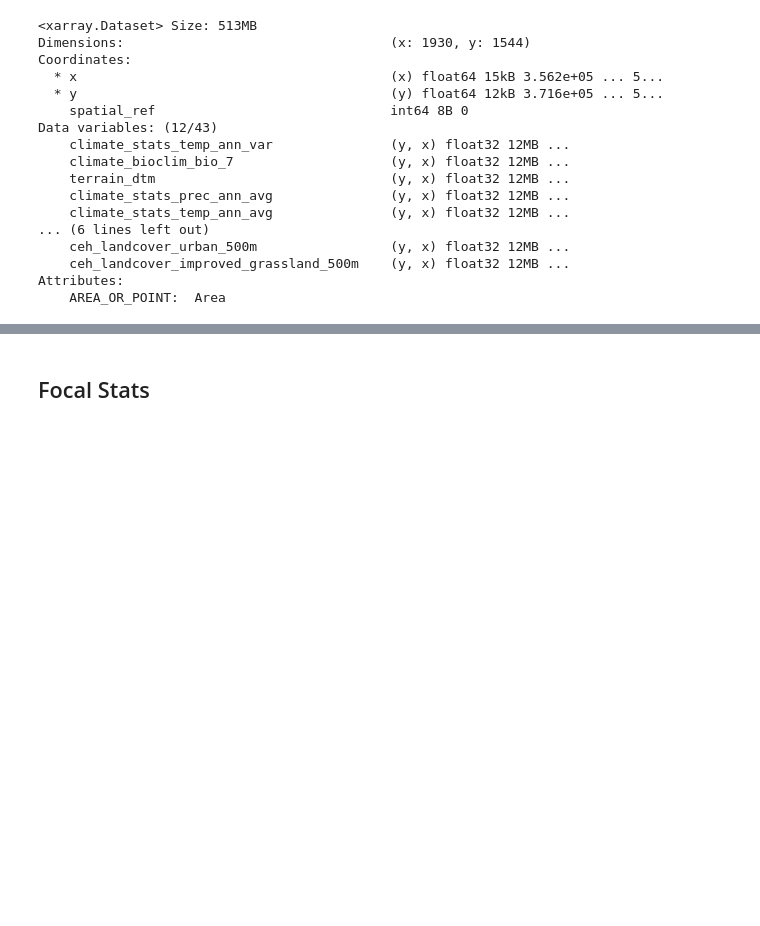
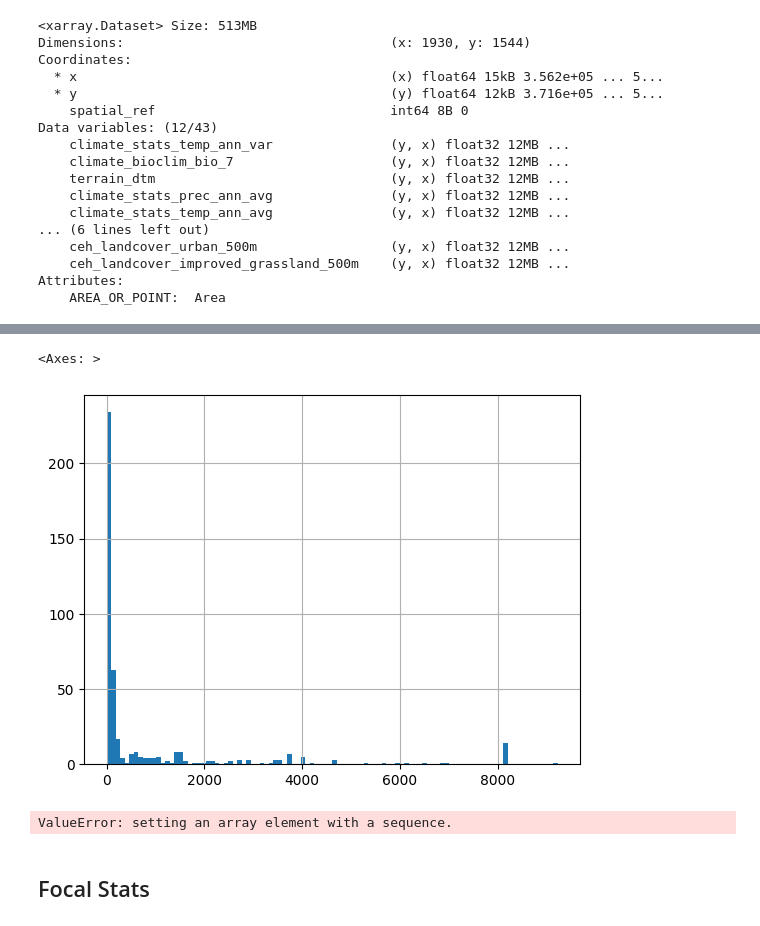
Before and after one commit to MatthewJWhittle/shefflied-bats, a Jupyter notebook: notebooks/modelling-one-sp.ipynb, the cells around one changed output, grey strips where cells are left out. Drawn from its saved outputs; the diff is of its cells as text; code cells hidden in the pictures; blank space fills up the shorter version.

```diff
--- a/notebooks/modelling-one-sp.ipynb
+++ b/notebooks/modelling-one-sp.ipynb
@@ -239,3 +239,7 @@ Data variables: (12/43)
     ceh_landcover_improved_grassland_500m    (y, x) float32 12MB ...
 Attributes:
     AREA_OR_POINT:  Area
+# %%
+ev_df = evs_to_model.to_dataframe()
+ev_df.reset_index(inplace=True)
+ev_df.head()
@@ -241,0 +255,4 @@ Attributes:
+# %%
+ev_gdf = gpd.GeoDataFrame(ev_df, geometry=gpd.points_from_xy(ev_df.x, ev_df.y))
+ev_gdf.crs = evs_to_model.rio.crs
+ev_gdf.head()
@@ -242,3 +267,46 @@ Attributes:
+# %%
+resolution = evs_to_model.rio.resolution()
+tolerance = abs(resolution[0])
+bats_ant = gpd.sjoin_nearest(bats, ev_gdf, how="left",  max_distance=tolerance)
+# %%
+bats_ant.ceh_landcover_arable_500m.hist(bins=100)
+# %% [output]
+<Axes: >
+[figure, added]
+# %%
+import xarray as xr
+
+
+def annotate_points(
+    data : gpd.GeoDataFrame,
+    variables : xr.Dataset,
+    tolerance : float = 100.0,
+) -> gpd.GeoDataFrame:
+    """
+    Annotate points with environmental variables.
+    """
+    if hasattr(variables, "rio"):
+        assert variables.rio.crs == data.crs, "Variables and data must have the same CRS"
+    else:
+        logging.warning("Assuming variables are in the same CRS as data")
+
+    assert "x" in variables.coords and "y" in variables.coords, "Variables must have x and y coordinates"
+
+    # collect the centroids of the data
+    centroids = data.geometry.centroid
+    xs = centroids.x.values
+    ys = centroids.y.values
+    # extract the values from the variables
+    values = variables.sel(x=xs, y=ys, method="nearest", tolerance=tolerance)
+    # add the values to the data
+    data[variables.data_vars.keys()] = values
+    return data
+
+
+annotated = annotate_points(bats, evs_to_model)
+annotated.head()
+# %% [output]
+ValueError: setting an array element with a sequence.
 # %% [markdown]
 ## Focal Stats
 # %%
```
Also changed, not shown: parts of 4 cells of this notebook, 2 other files.
